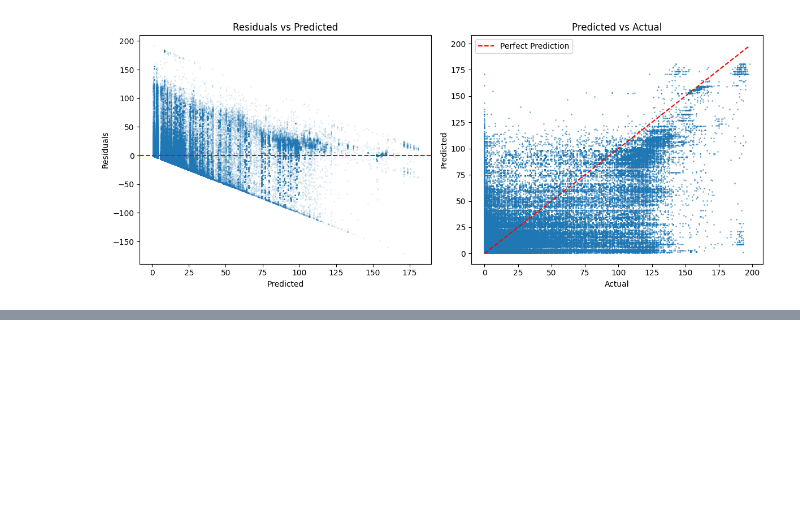
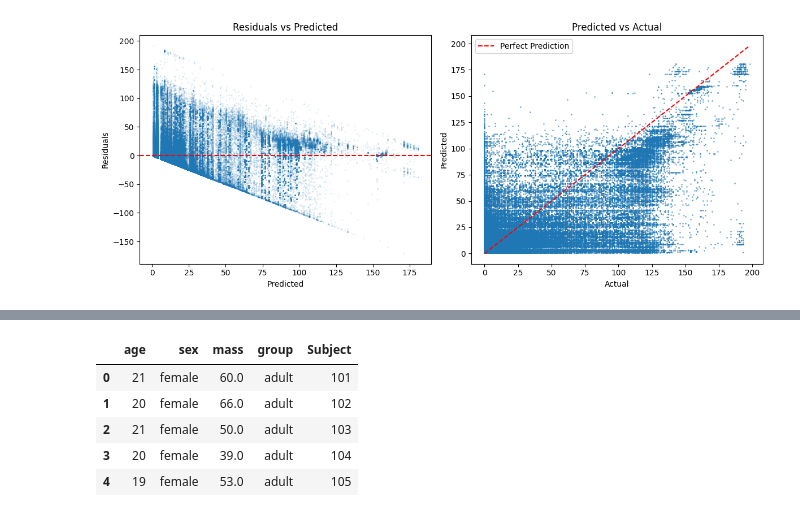
Before and after one commit to nichmorgan/inf502-fall2025, a Jupyter notebook: Homework 2/run_analysis.ipynb, the cells around one changed output, grey strips where cells are left out. Drawn from its saved outputs; the diff is of its cells as text; code cells hidden in the pictures; blank space fills up the shorter version.

```diff
--- a/Homework 2/run_analysis.ipynb
+++ b/Homework 2/run_analysis.ipynb
@@ -207,0 +253,10 @@ Subject 101: 5 min, 82 steps, started 2014-10-21 13:37:00
+# %%
+clinical_df = loadClinical()
+clinical_df.head()
+# %% [output]
+|  | age | sex | mass | group | Subject |
+| 0 | 21 | female | 60.0 | adult | 101 |
+| 1 | 20 | female | 66.0 | adult | 102 |
+| 2 | 21 | female | 50.0 | adult | 103 |
+| 3 | 20 | female | 39.0 | adult | 104 |
+| 4 | 19 | female | 53.0 | adult | 105 |
```
Also changed, not shown: parts of 5 cells of this notebook, 1 other file.
